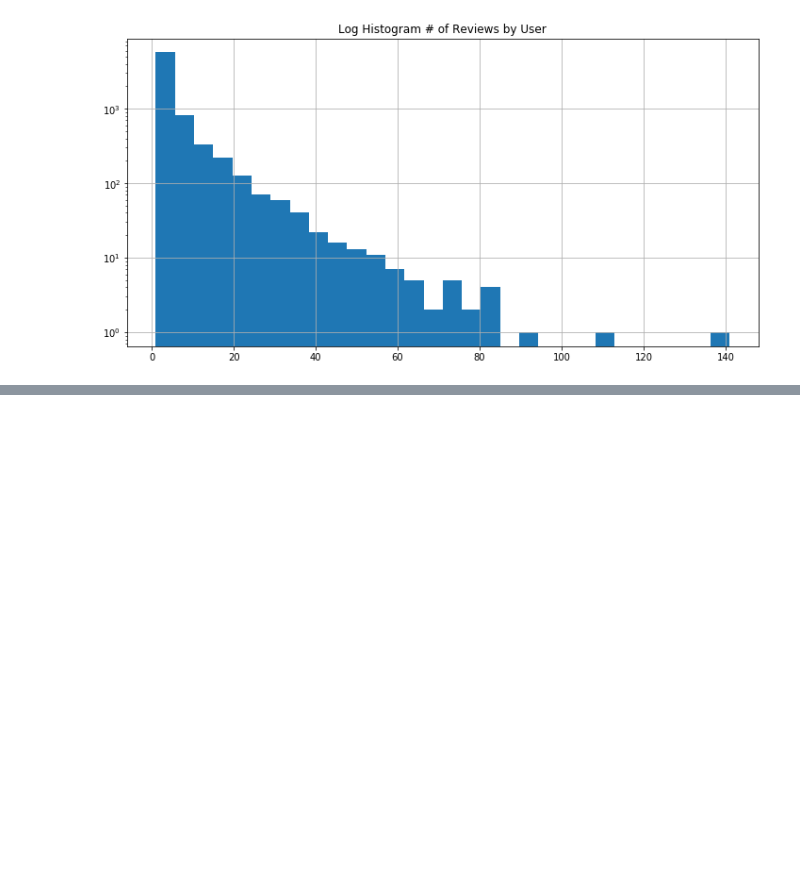
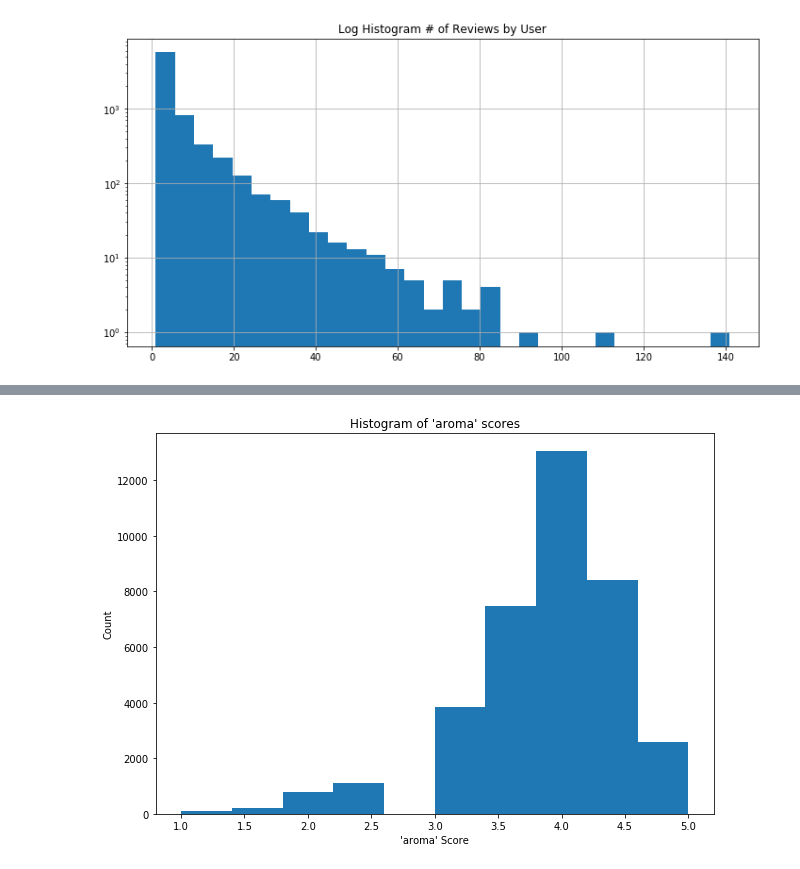
Before and after one commit to kschandr/DataProj2, a Jupyter notebook: InitialExploration.ipynb, the cells around one changed output, grey strips where cells are left out. Saved outputs shown, nothing was run; the diff lists cells and outputs as text; code cells hidden in the pictures; blank space fills up the shorter version.

```diff
--- a/InitialExploration.ipynb
+++ b/InitialExploration.ipynb
@@ -73,0 +92,4 @@ plt.title('Number of Beer with a particular Style');
+# %%
+hist_of_score('aroma')
+# %% [output]
+[figure, added]
```
Also changed, not shown: parts of 10 cells of this notebook.
